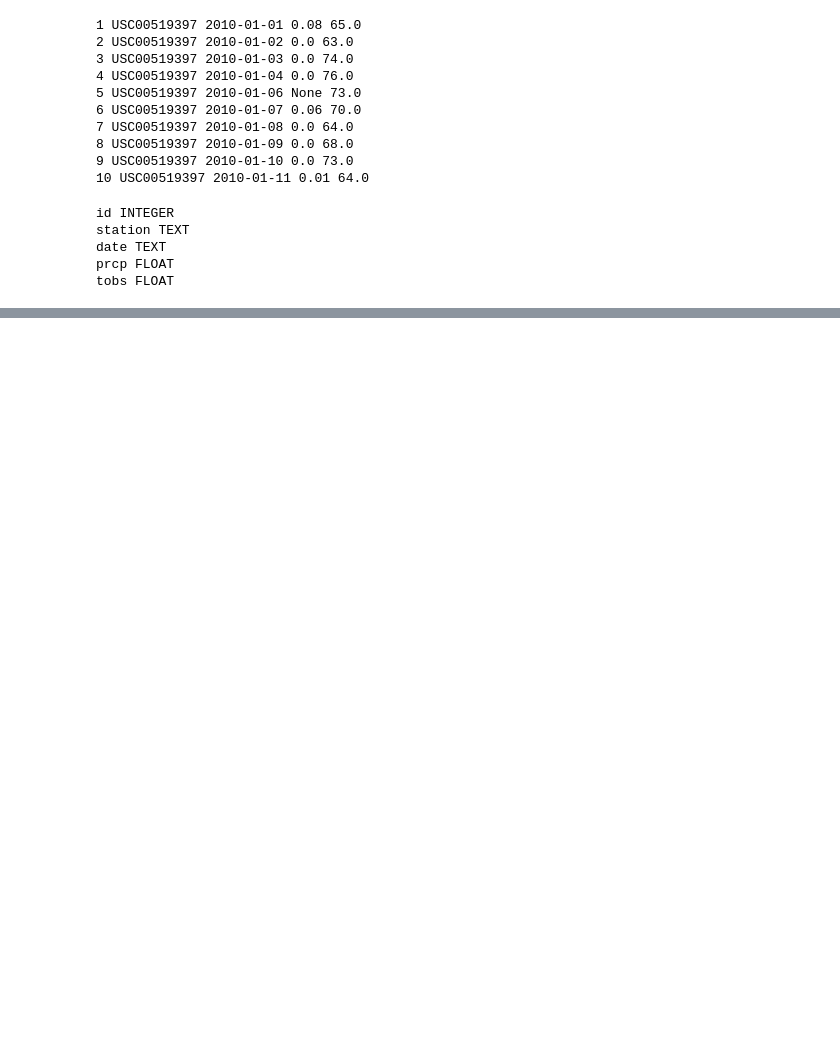
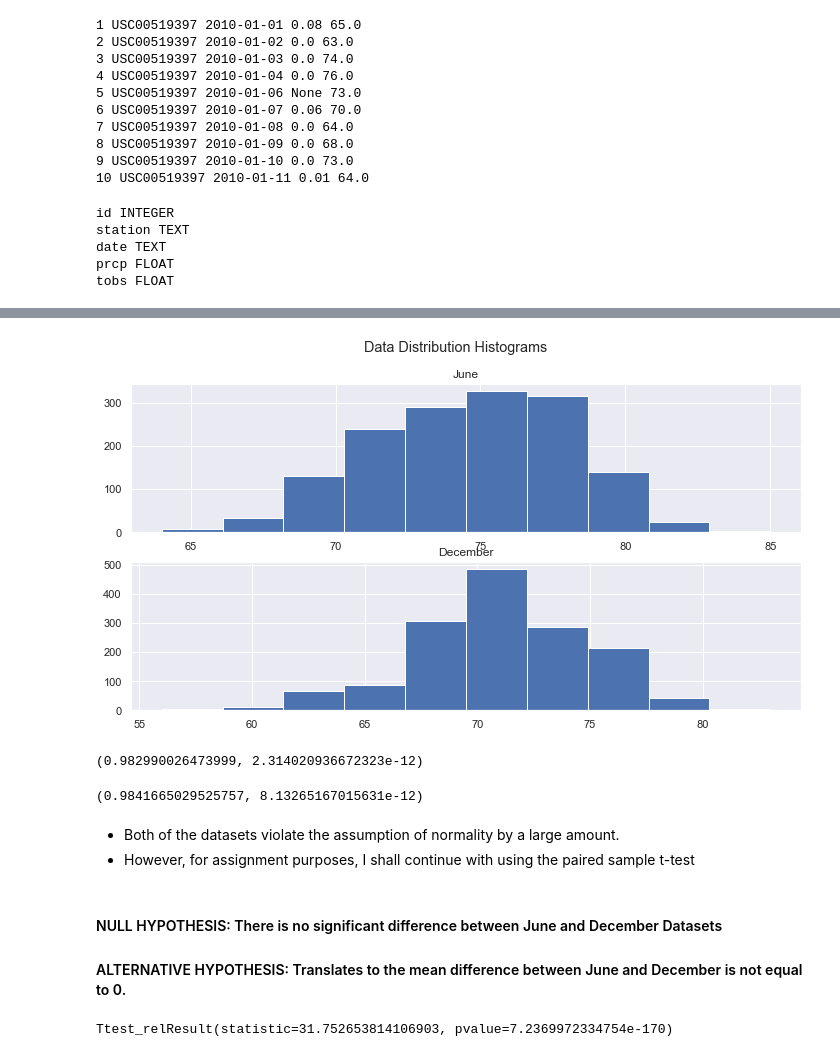
Before and after one commit to OlegRyzhkov2020/sqlalchemy-challenge, a Jupyter notebook: climate_starter.ipynb, the cells around one changed output, grey strips where cells are left out. Cells and saved outputs as stored; diff of their text form; code cells hidden in the pictures; blank space fills up the shorter version.

```diff
--- a/climate_starter.ipynb
+++ b/climate_starter.ipynb
@@ -110,0 +193,4 @@ station
+# %%
+# Creating December DataSet for temperature observations
+december_data = measurement[measurement['month']==12]
+december_data.describe()
@@ -110,0 +207,4 @@ station
+# %%
+# Creating June DataSet for temperature observations
+june_data = measurement[measurement['month']==6]
+june_data.describe()
@@ -110,0 +221,4 @@ station
+# %%
+# Removing 2017 year to keep data consistency
+june_data.drop(june_data[june_data.year == 2017].index, inplace=True)
+june_data.describe()
@@ -110,0 +235,4 @@ station
+# %%
+# Delete last 8 rows to make datasets length equal
+december_data = december_data.iloc[:-8]
+december_data.describe()
@@ -110,0 +249,34 @@ station
+# %%
+# Checking data normality
+fig, axs = plt.subplots(2)
+_=fig.suptitle('Data Distribution Histograms')
+_=axs[0].hist(june_data['tobs'])
+_=axs[0].set_title('June')
+_=axs[1].hist(december_data['tobs'])
+_=axs[1].set_title('December')
+# %% [output]
+[figure, added]
+# %%
+# Shapiro-Wilk test for June dataset
+stats.shapiro(june_data['tobs'])
+# %% [output]
+(0.982990026473999, 2.314020936672323e-12)
+# %%
+# Shapiro-Wilk test for December dataset
+stats.shapiro(december_data['tobs'])
+# %% [output]
+(0.9841665029525757, 8.13265167015631e-12)
+# %% [markdown]
+* Both of the datasets violate the assumption of normality by a large amount.
+* However, for assignment purposes, I shall continue with using the paired sample t-test
+# %% [markdown]
+#### NULL HYPOTHESIS: There is no significant difference between June and December Datasets
+#### ALTERNATIVE HYPOTHESIS: Translates to the mean difference between June and December is not equal to 0.
+# %%
+# Conducting a paired sample t-test
+# A Paired sample t-test compares means from the same group at different times (6 and 12 monthes)
+# (An Independent Samples t-test compares the means for two groups)
+# (A One sample t-test tests the mean of a single group against a known mean)
+stats.ttest_rel(june_data['tobs'], december_data['tobs'])
+# %% [output]
+Ttest_relResult(statistic=31.752653814106903, pvalue=7.2369972334754e-170)
```
Also changed, not shown: parts of 37 cells of this notebook, 12 other files.
